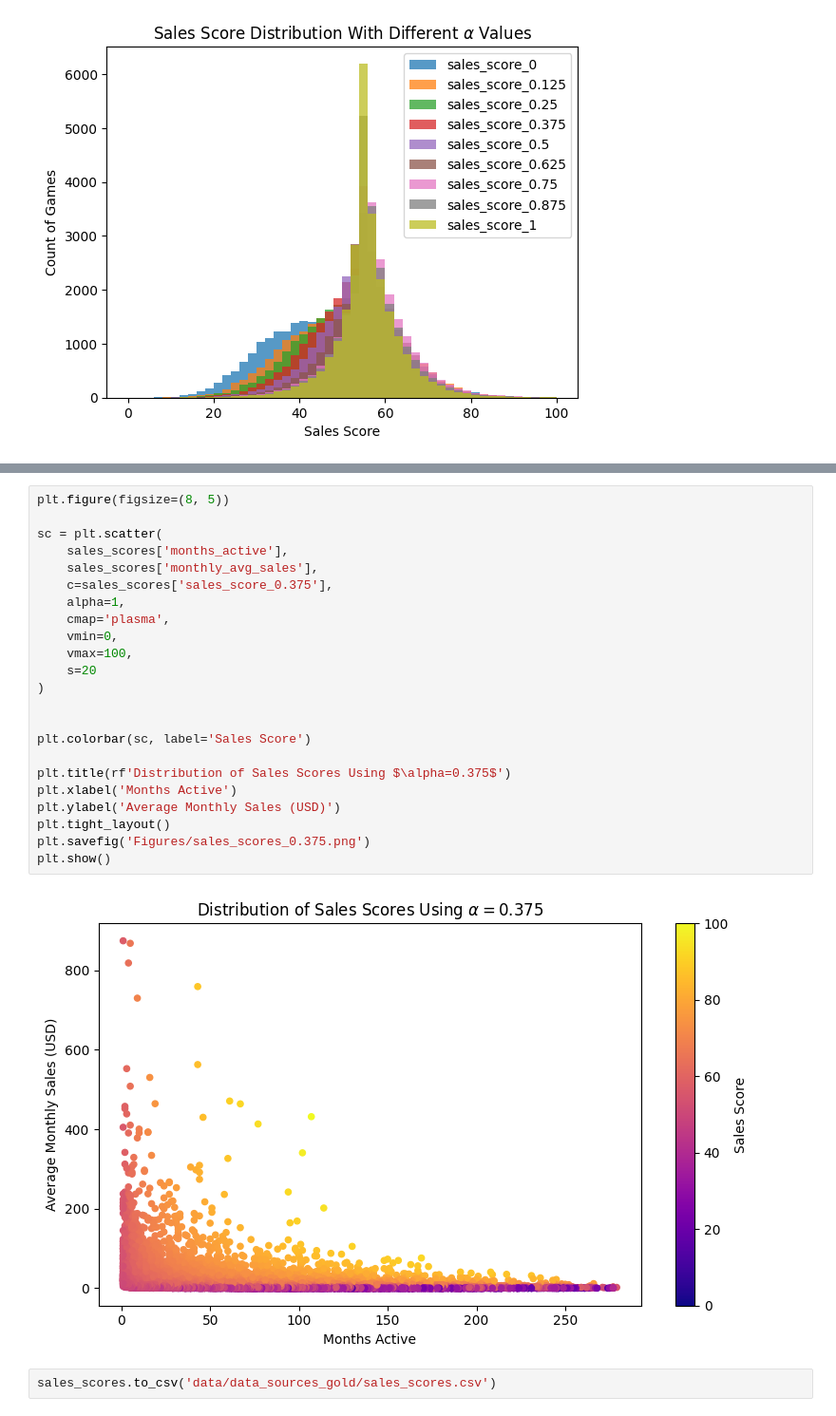
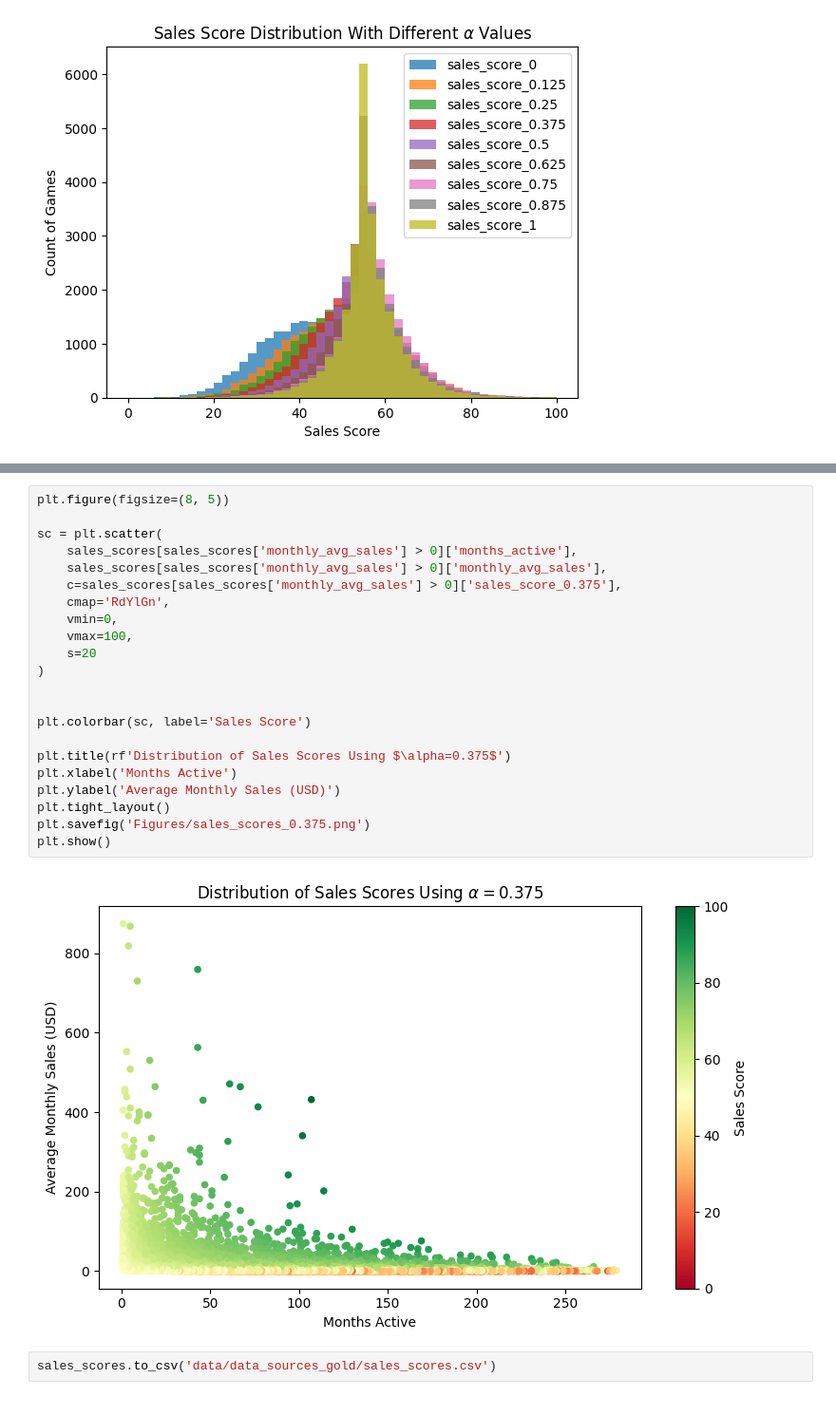
Before and after one commit to DanielBuccos/projects, a Jupyter notebook: Python/BoardGameGeek_Analysis/Sales EDA and Score.ipynb, the cells around one changed output, grey strips where cells are left out. Shown at 95% size. Cells and saved outputs as stored; diff of their text form.

```diff
--- a/Python/BoardGameGeek_Analysis/Sales EDA and Score.ipynb
+++ b/Python/BoardGameGeek_Analysis/Sales EDA and Score.ipynb
@@ -303,27 +309,26 @@ fig.savefig('Figures/sales_score.png')
 # %%
 plt.figure(figsize=(8, 5))
 
 sc = plt.scatter(
-    sales_scores['months_active'],
-    sales_scores['monthly_avg_sales'],
-    c=sales_scores['sales_score_0.375'],
-    alpha=1,
-    cmap='plasma',
+    sales_scores[sales_scores['monthly_avg_sales'] > 0]['months_active'],
+    sales_scores[sales_scores['monthly_avg_sales'] > 0]['monthly_avg_sales'],
+    c=sales_scores[sales_scores['monthly_avg_sales'] > 0]['sales_score_0.375'],
+    cmap='RdYlGn',
     vmin=0,
     vmax=100,
     s=20
 )
 
 
 plt.colorbar(sc, label='Sales Score')
 
 plt.title(rf'Distribution of Sales Scores Using $\alpha=0.375$')
 plt.xlabel('Months Active')
 plt.ylabel('Average Monthly Sales (USD)')
 plt.tight_layout()
 plt.savefig('Figures/sales_scores_0.375.png')
 plt.show()
 # %% [output]
-[figure, old version]
+[figure, new version]
 # %%
 sales_scores.to_csv('data/data_sources_gold/sales_scores.csv')
```
Also changed, not shown: parts of 11 cells of this notebook, 11 other files.
